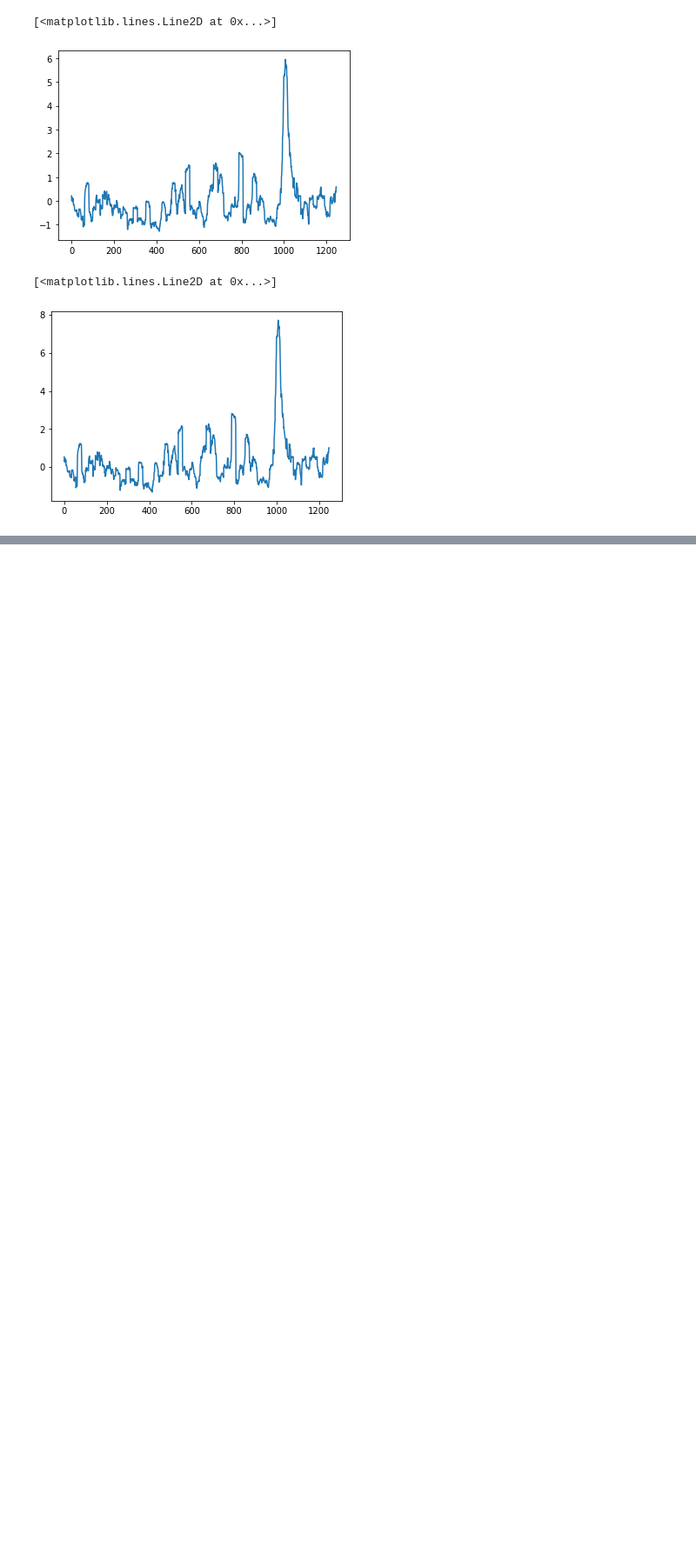
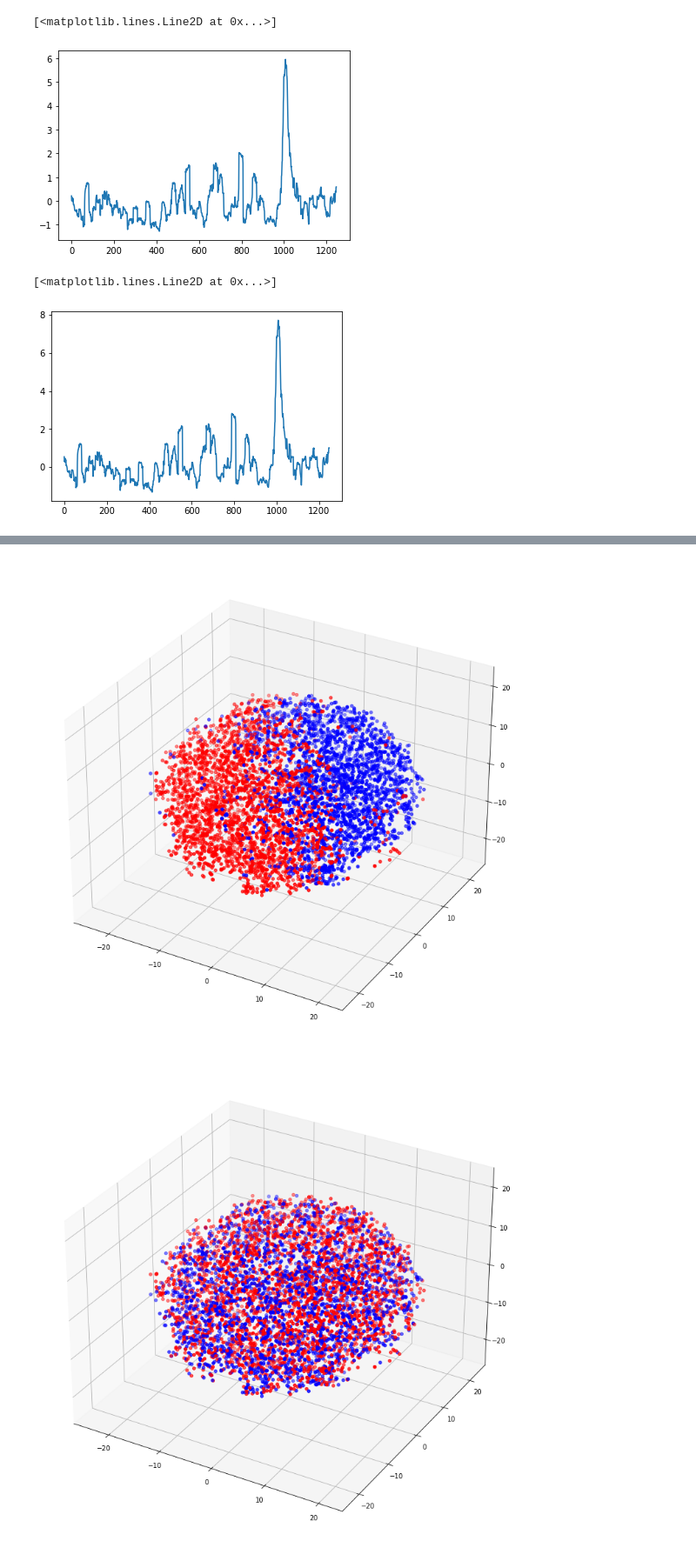
Before and after one commit to metodmove/finTDPSOM, a Jupyter notebook: notebooks/finance_date.ipynb, the cells around one changed output, grey strips where cells are left out. Shown at 87% size. Cells and saved outputs as stored; diff of their text form; code cells hidden in the pictures; blank space fills up the shorter version.

```diff
--- a/notebooks/finance_date.ipynb
+++ b/notebooks/finance_date.ipynb
@@ -237,0 +330,5 @@ plt.plot(RobustScaler().fit_transform(np.reshape(data_dict["A"]["volatility_20"]
+# %%
+plot_latents_angles_digits(a_3d, np.reshape(c, (-1, 2)), subsample=0.1)
+# %% [output]
+[figure, added]
+[figure, added]
```
Also changed, not shown: parts of 18 cells of this notebook, 4 other files.
